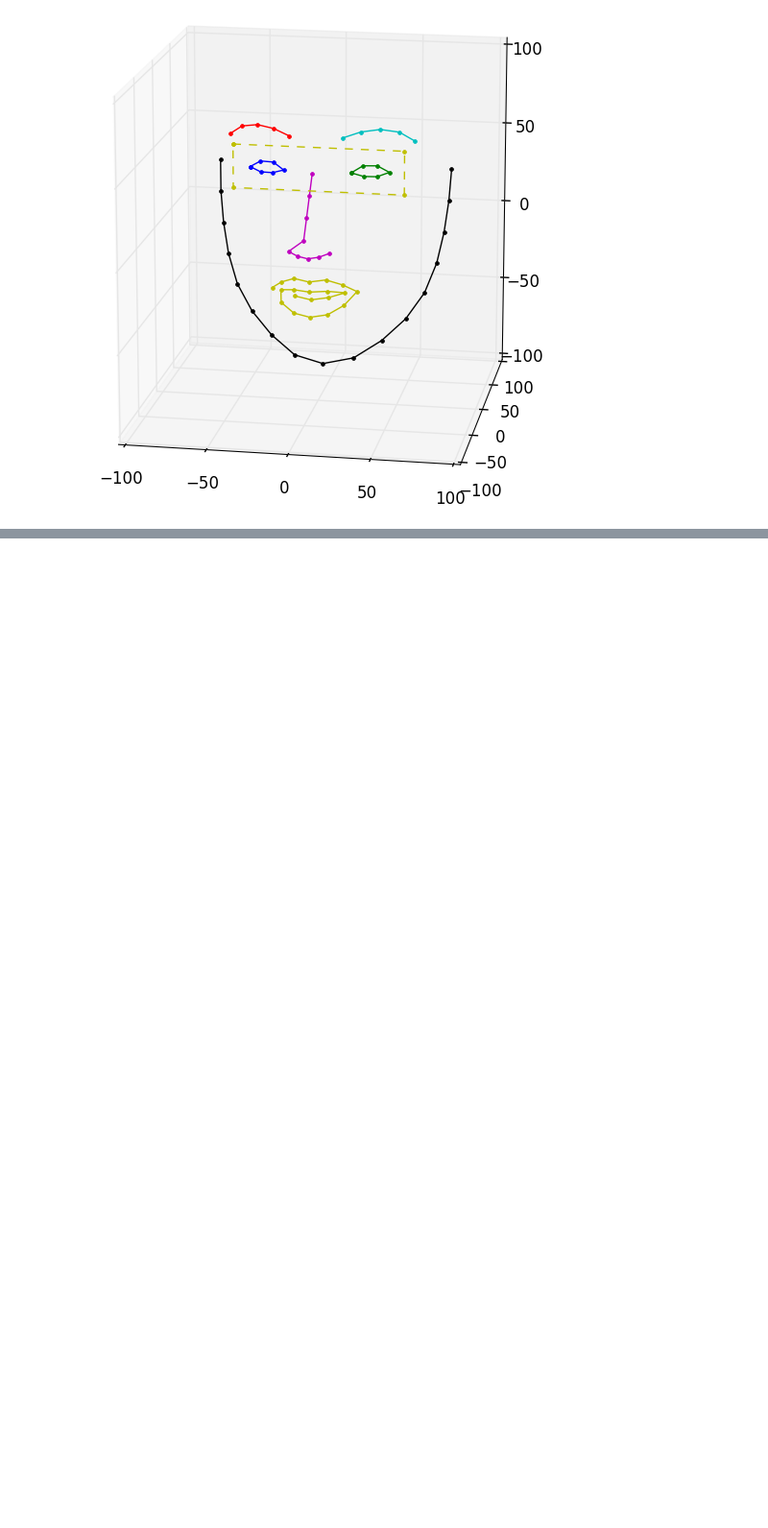
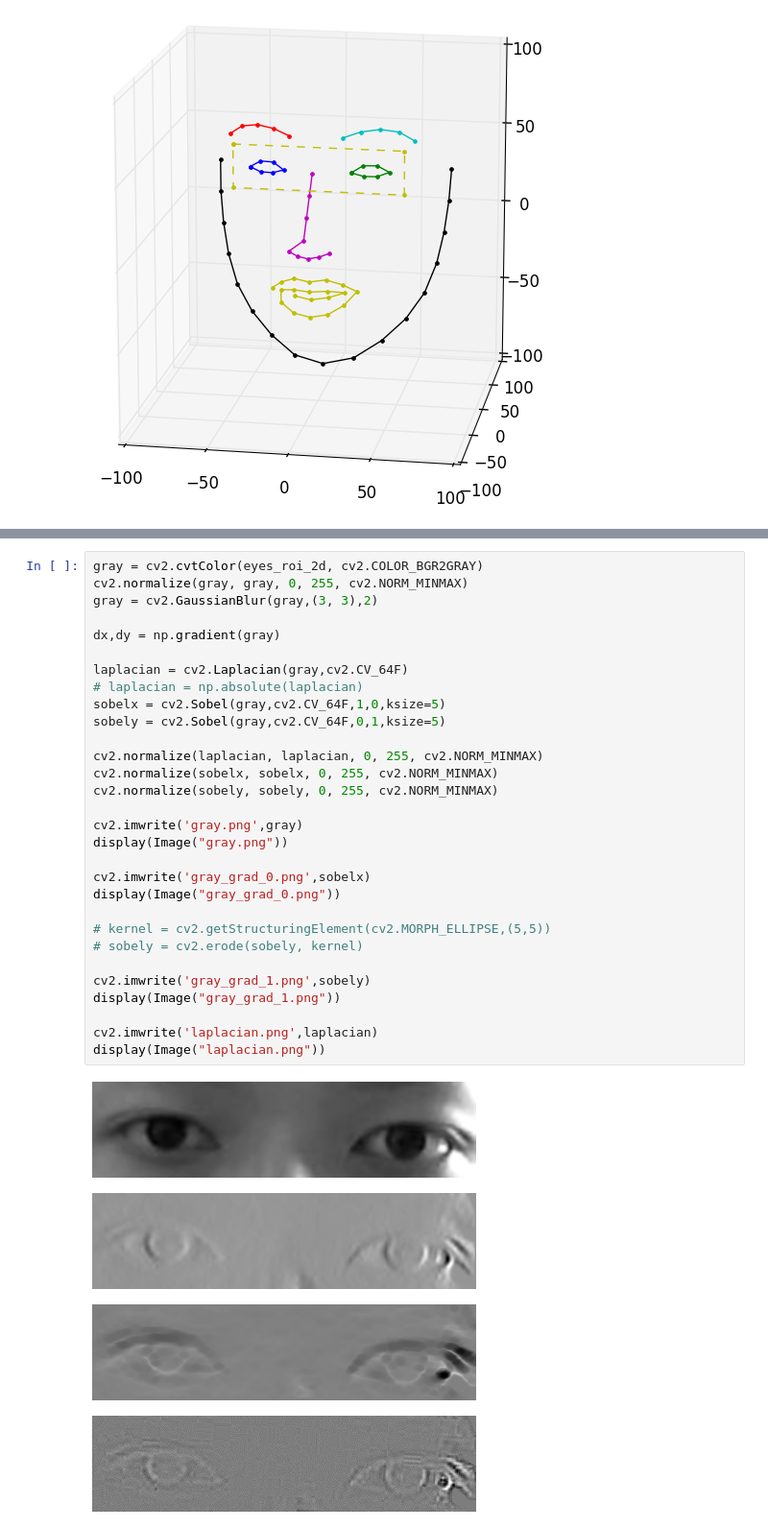
Before and after one commit to errollw/CLM-gaze-tracker-OLD, a Jupyter notebook: eye-tracking.ipynb, the cells around one changed output, grey strips where cells are left out. Shown at 96% size. Cells and saved outputs as stored; diff of their text form; blank space fills up the shorter version.

```diff
--- a/eye-tracking.ipynb
+++ b/eye-tracking.ipynb
@@ -248,0 +251,35 @@ Total Keypoints with nonmaxSuppression:  51
+# %%
+gray = cv2.cvtColor(eyes_roi_2d, cv2.COLOR_BGR2GRAY)
+cv2.normalize(gray, gray, 0, 255, cv2.NORM_MINMAX)
+gray = cv2.GaussianBlur(gray,(3, 3),2)
+
+dx,dy = np.gradient(gray)
+
+laplacian = cv2.Laplacian(gray,cv2.CV_64F)
+# laplacian = np.absolute(laplacian)
+sobelx = cv2.Sobel(gray,cv2.CV_64F,1,0,ksize=5)
+sobely = cv2.Sobel(gray,cv2.CV_64F,0,1,ksize=5)
+
+cv2.normalize(laplacian, laplacian, 0, 255, cv2.NORM_MINMAX)
+cv2.normalize(sobelx, sobelx, 0, 255, cv2.NORM_MINMAX)
+cv2.normalize(sobely, sobely, 0, 255, cv2.NORM_MINMAX)
+
+cv2.imwrite('gray.png',gray)
+display(Image("gray.png"))
+
+cv2.imwrite('gray_grad_0.png',sobelx)
+display(Image("gray_grad_0.png"))
+
+# kernel = cv2.getStructuringElement(cv2.MORPH_ELLIPSE,(5,5))
+# sobely = cv2.erode(sobely, kernel)
+
+cv2.imwrite('gray_grad_1.png',sobely)
+display(Image("gray_grad_1.png"))
+
+cv2.imwrite('laplacian.png',laplacian)
+display(Image("laplacian.png"))
+# %% [output]
+[figure, added]
+[figure, added]
+[figure, added]
+[figure, added]
```
Also changed, not shown: parts of 5 cells of this notebook, 10 other files.
